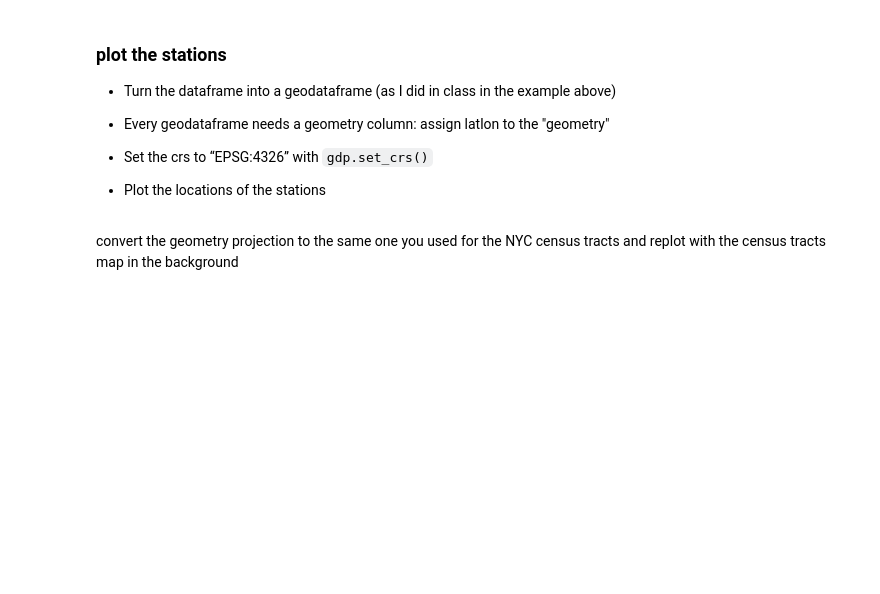
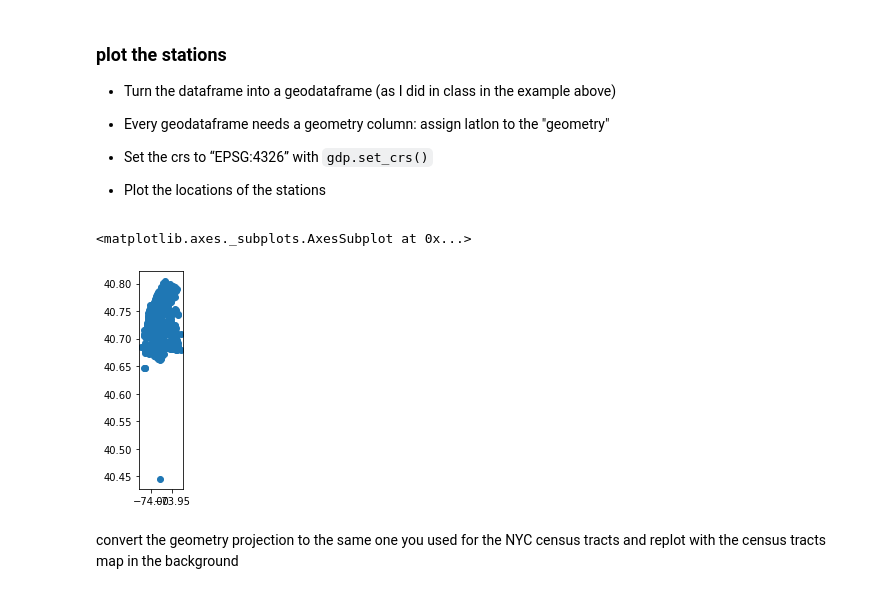
Before and after one commit to ReidelVichot/PUA2022_RVichot, a Jupyter notebook: HW4/Geospatial_NYCCitiBike_answer.ipynb, the cells around one changed output. Cells and saved outputs as stored; diff of their text form; code cells hidden in the pictures; blank space fills up the shorter version.

```diff
--- a/HW4/Geospatial_NYCCitiBike_answer.ipynb
+++ b/HW4/Geospatial_NYCCitiBike_answer.ipynb
@@ -282,8 +322,8 @@ cbstations.head()
 ### Create CitiBike station Geometry (Point) from Coordinates (Lat & Lon)
 
 from each pair of latitude and longitude coordinates for the start station make a shapely Point object (see https://github.com/fedhere/PUS2022_FBianco/blob/main/classdemo/PhillyCitiBikes_partiallyFilledNotebook.ipynb)
-# %%
-cbstations['lonlat'] = cbstations.apply(.....
+# %%
+cbstations['lonlat'] = cbstations.apply(lambda x: Point(x["start station longitude"], x["start station latitude"]), axis=1)
 # %%
 cbstations.head()
 # %% [output]
@@ -307,8 +347,12 @@ cbstations.head()
 * Plot the locations of the stations
 # %%
 cbstations = gpd.GeoDataFrame(cbstations)
-cbstations["geometry"] = ...
-cbstations = ...
+cbstations["geometry"] = cbstations["lonlat"]
+cbstations = cbstations.set_crs("EPSG:4326")
+cbstations.plot()
+# %% [output]
+<matplotlib.axes._subplots.AxesSubplot at 0x...>
+[figure, added]
 # %% [markdown]
 convert the geometry projection to the same one you used for the NYC census tracts and replot with the census tracts map in the background
 # %%
```
Also changed, not shown: parts of 15 cells of this notebook.
